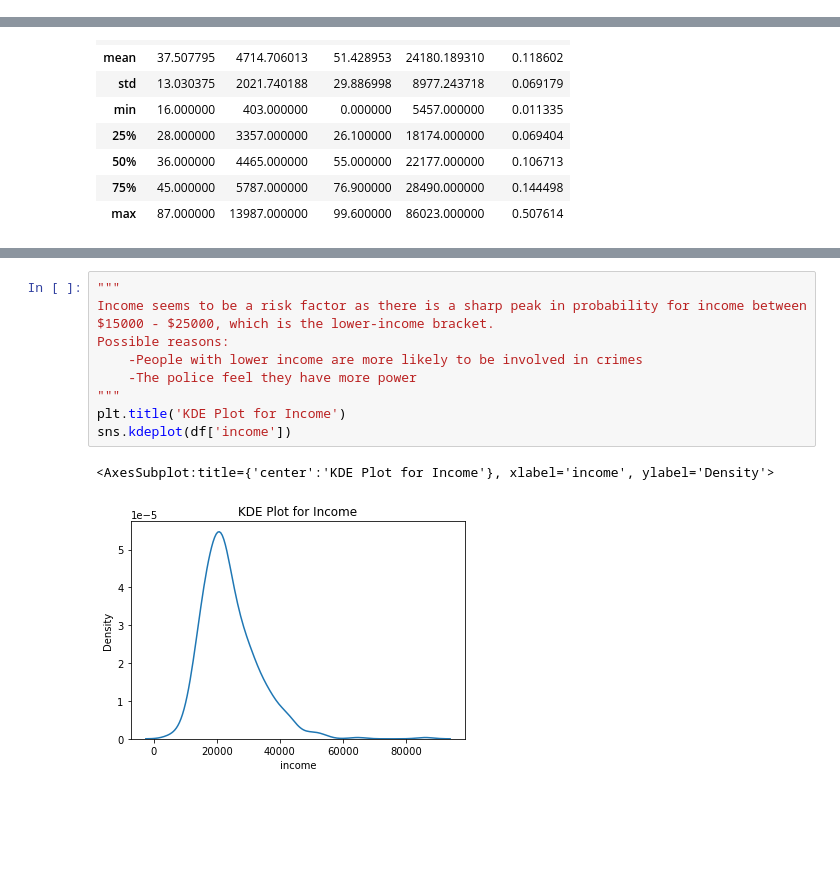
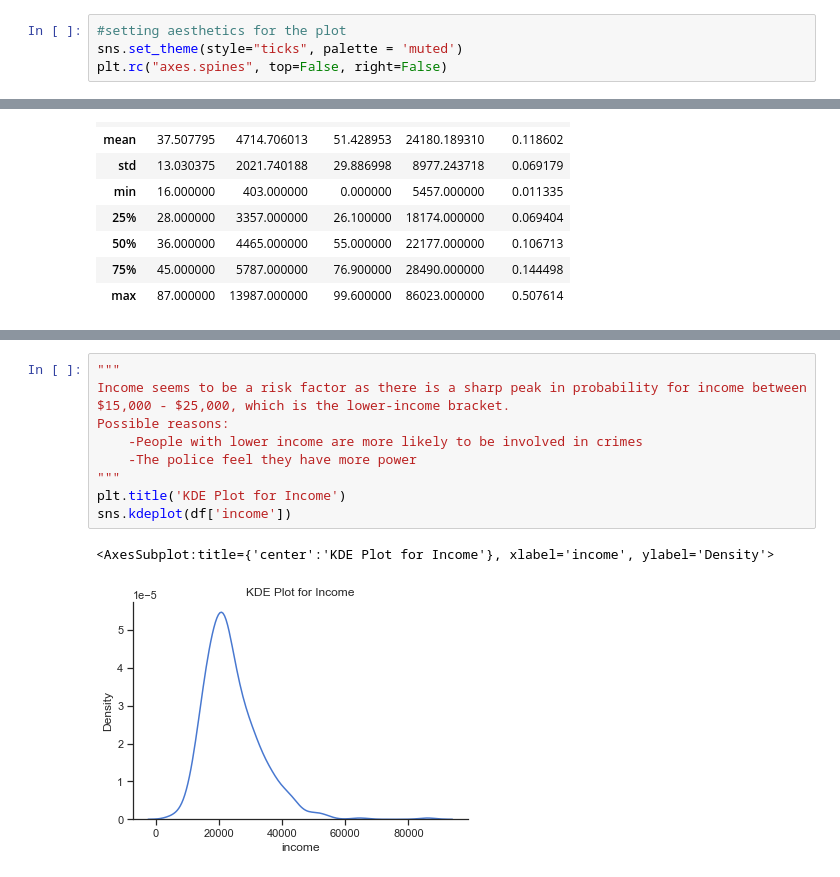
Before and after one commit to data301-2021-summer2/group30-project, a Jupyter notebook: analysis/Seravin/MS2_task_3&4.ipynb, the cells around one changed output, grey strips where cells are left out. Saved outputs shown, nothing was run; the diff lists cells and outputs as text; blank space fills up the shorter version.

```diff
--- a/analysis/Seravin/MS2_task_3&4.ipynb
+++ b/analysis/Seravin/MS2_task_3&4.ipynb
@@ -22,3 +22,7 @@ df.head()
+# %%
+#setting aesthetics for the plot
+sns.set_theme(style="ticks", palette = 'muted')
+plt.rc("axes.spines", top=False, right=False)
 # %%
 # My dataset have 449 rows and 16 columns
 df.shape
@@ -214,14 +239,14 @@ sns.kdeplot(df['age'])
 # %%
 """
-Income seems to be a risk factor as there is a sharp peak in probability for income between $15000 - $25000, which is the lower-income bracket.
+Income seems to be a risk factor as there is a sharp peak in probability for income between $15,000 - $25,000, which is the lower-income bracket.
 Possible reasons:
     -People with lower income are more likely to be involved in crimes
     -The police feel they have more power
 """
 plt.title('KDE Plot for Income')
 sns.kdeplot(df['income'])
 # %% [output]
 <AxesSubplot:title={'center':'KDE Plot for Income'}, xlabel='income', ylabel='Density'>
-[figure, old version]
+[figure, new version]
 # %%
 """
```
Also changed, not shown: parts of 37 cells of this notebook.
